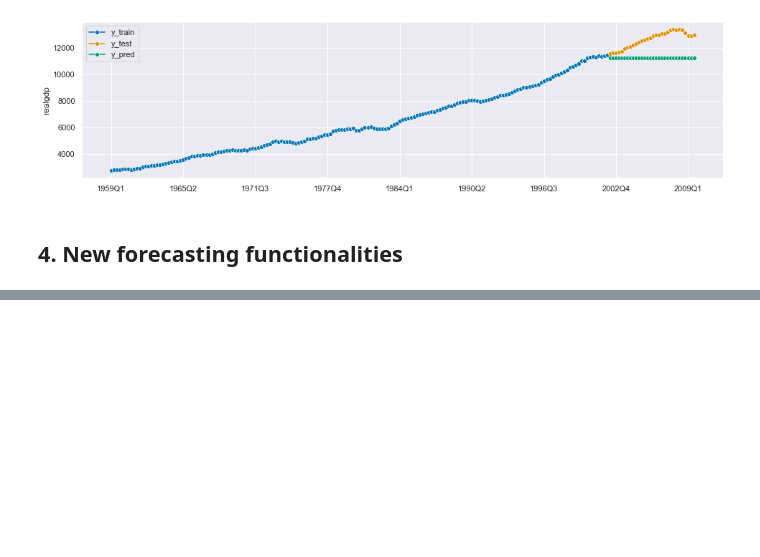
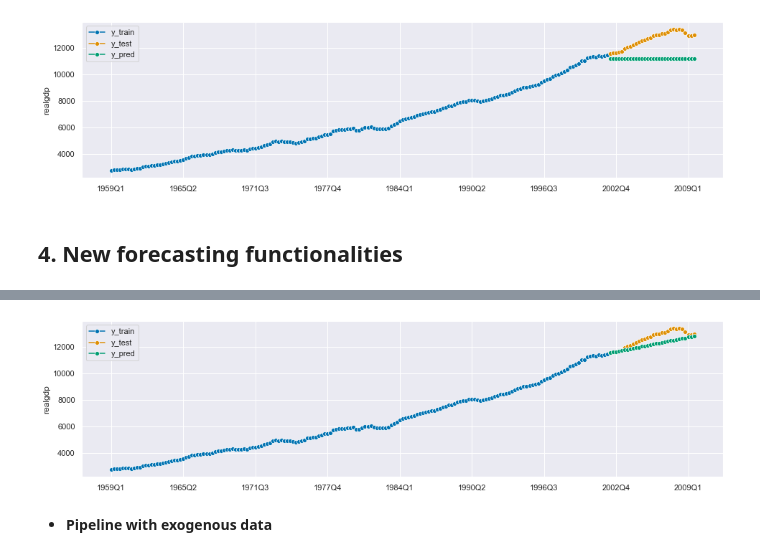
Before and after one commit to joanlenczuk/sktime_article, a Jupyter notebook: Sktime overview.ipynb, the cells around one changed output, grey strips where cells are left out. Saved outputs shown, nothing was run; the diff lists cells and outputs as text; code cells hidden in the pictures; blank space fills up the shorter version.

```diff
--- a/Sktime overview.ipynb
+++ b/Sktime overview.ipynb
@@ -454,0 +504,6 @@ plot_series(y_train, y_test, y_pred, labels=["y_train", "y_test", "y_pred"]);
+# %%
+plot_series(y_train, y_test, y_pred, labels=["y_train", "y_test", "y_pred"]);
+# %% [output]
+[figure, added]
+# %% [markdown]
+- **Pipeline with exogenous data**
```
Also changed, not shown: parts of 53 cells of this notebook.
